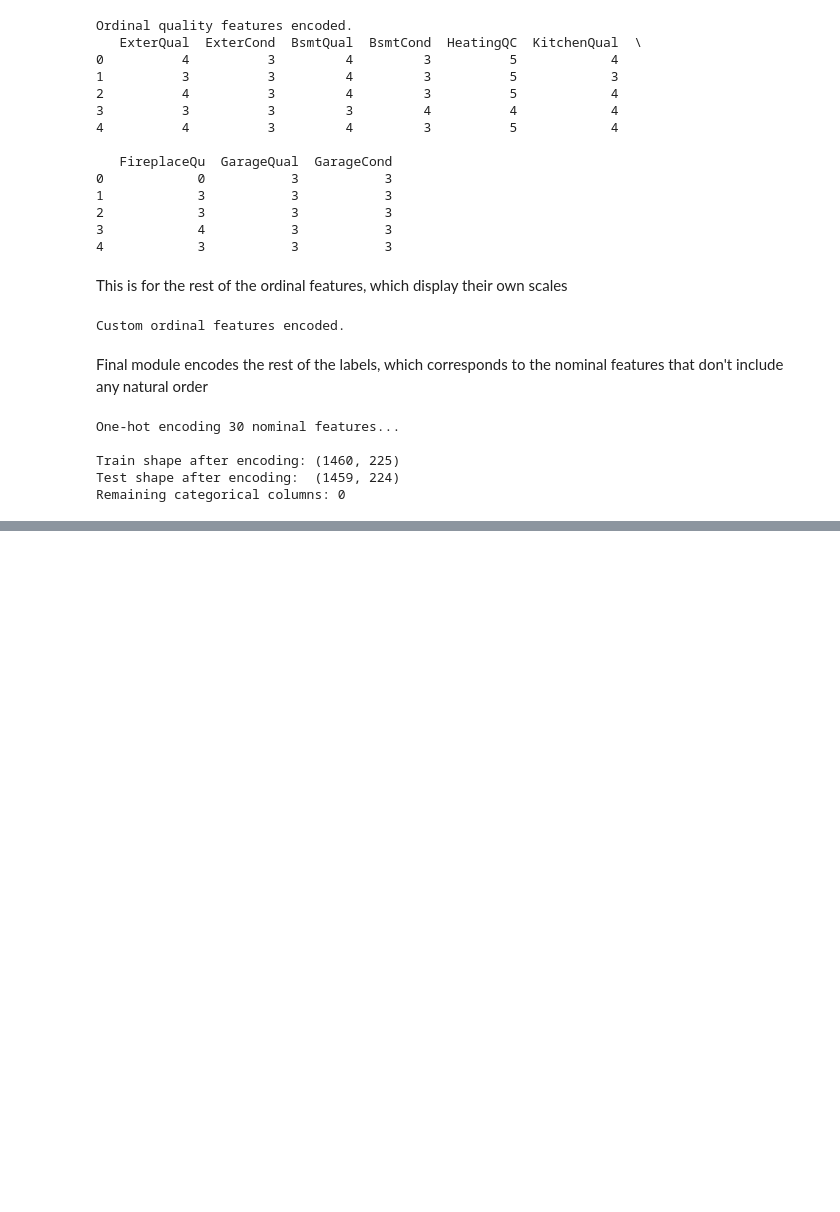
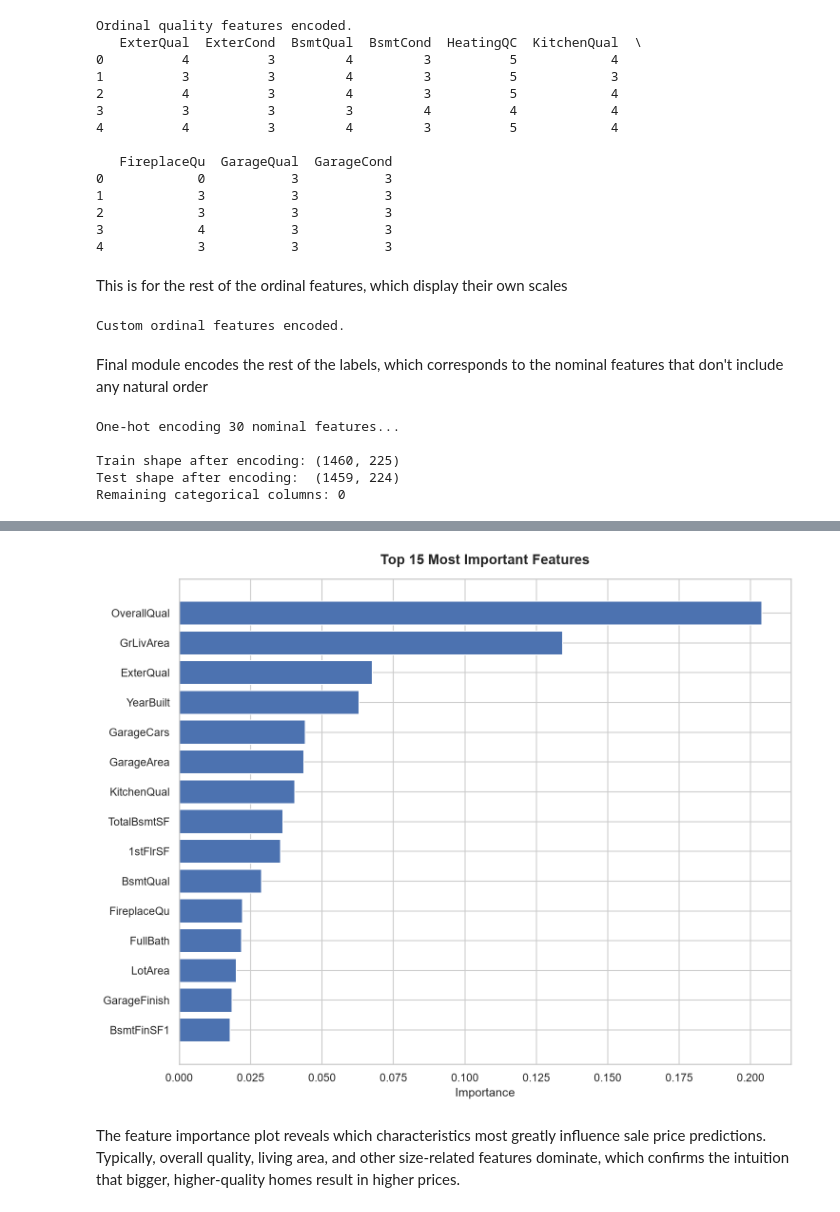
Before and after one commit to abrahamgonzalez-dev/house-price-prediction-, a Jupyter notebook: notebooks/house-price-prediction.ipynb, the cells around one changed output, grey strips where cells are left out. Drawn from its saved outputs; the diff is of its cells as text; code cells hidden in the pictures; blank space fills up the shorter version.

```diff
--- a/notebooks/house-price-prediction.ipynb
+++ b/notebooks/house-price-prediction.ipynb
@@ -343,0 +497,9 @@ Remaining categorical columns: 0
+# %%
+# Best model from the grid search
+best_rf = grid_search.best_estimator_
+
+results.append(evaluate_model(best_rf, X_val, y_val, "Random Forest (Tuned)"))
+
+# Updated comparison
+results_df = pd.DataFrame(results).set_index("Model")
+results_df
@@ -343,0 +522,18 @@ Remaining categorical columns: 0
+# %%
+# Extract feature importances from the tuned Random Forest
+importances = pd.Series(best_rf.feature_importances_, index=X_train.columns)
+top_15 = importances.sort_values(ascending=False).head(15)
+
+fig, ax = plt.subplots(figsize=(10, 8))
+
+ax.barh(top_15.index[::-1], top_15.values[::-1], color="#4C72B0", edgecolor="white")
+ax.set_title("Top 15 Most Important Features", fontsize=14, fontweight="bold", pad=15)
+ax.set_xlabel("Importance")
+
+plt.tight_layout()
+plt.savefig("../images/feature_importance.png", bbox_inches="tight", dpi=300)
+plt.show()
+# %% [output]
+[figure, added]
+# %% [markdown]
+The feature importance plot reveals which characteristics most greatly influence sale price predictions. Typically, overall quality, living area, and other size-related features dominate, which confirms the intuition that bigger, higher-quality homes result in higher prices.
```
Also changed, not shown: parts of 18 cells of this notebook, 3 other files.
